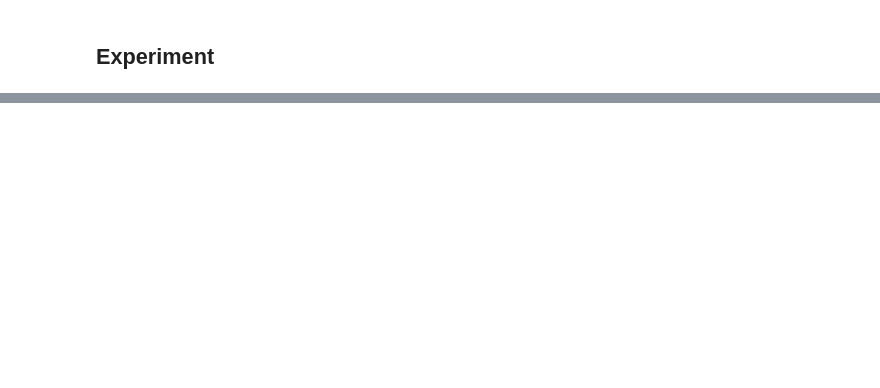
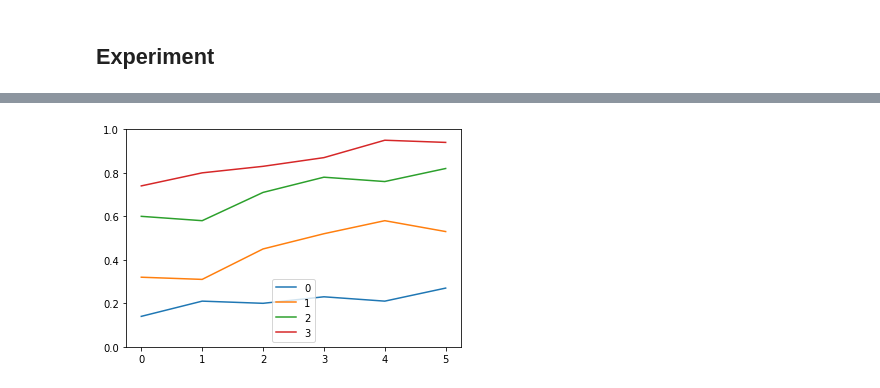
Before and after one commit to theodrosmhaile/stag_2023, a Jupyter notebook: MODS_ACTR/andrea/MODS.ipynb, the cells around one changed output, grey strips where cells are left out. Cells and saved outputs as stored; diff of their text form; code cells hidden in the pictures; blank space fills up the shorter version.

```diff
--- a/MODS_ACTR/andrea/MODS.ipynb
+++ b/MODS_ACTR/andrea/MODS.ipynb
@@ -112,6 +125,0 @@ for i in [3,4,5,6]:
-# %%
-for i in [3,4,5,6]:
-    span_acc.dropna().loc[i].plot( xlabel='MAS', ylabel='accuracy', legend=True) #IMAG 4
-# %%
-for i in [3,4,5,6]:
-    span_acc.dropna().loc[i].plot( xlabel='MAS', ylabel='accuracy', legend=True) #IMAG 0
@@ -150,0 +143,6 @@ span_acc.dropna().plot(x=[3,4,5,6], y=[0,1,2,3], xlabel='span', ylabel='accuracy
+# %%
+for i in range(4):
+    #i+=30
+    serial_acc.loc[0:5][i].plot(ylim=(0,1), legend=True)
+# %% [output]
+[figure, added]
```
Also changed, not shown: parts of 32 cells of this notebook, 11 other files.
